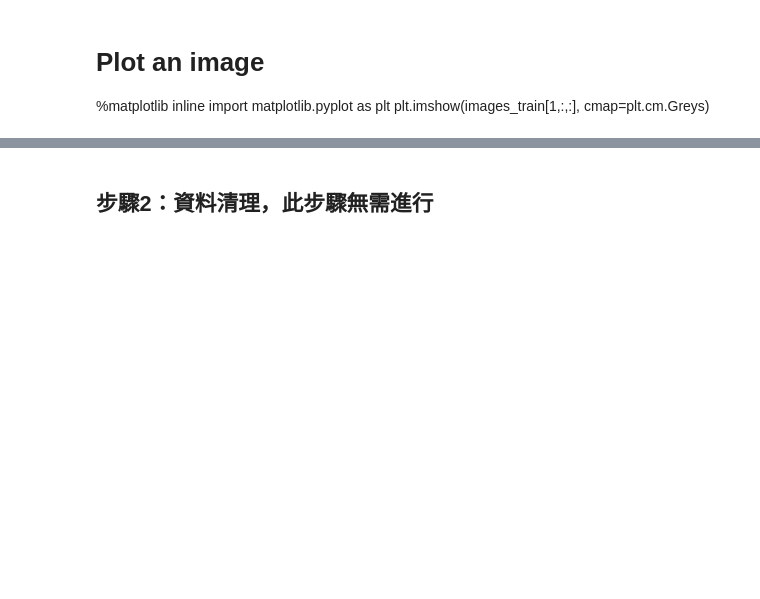
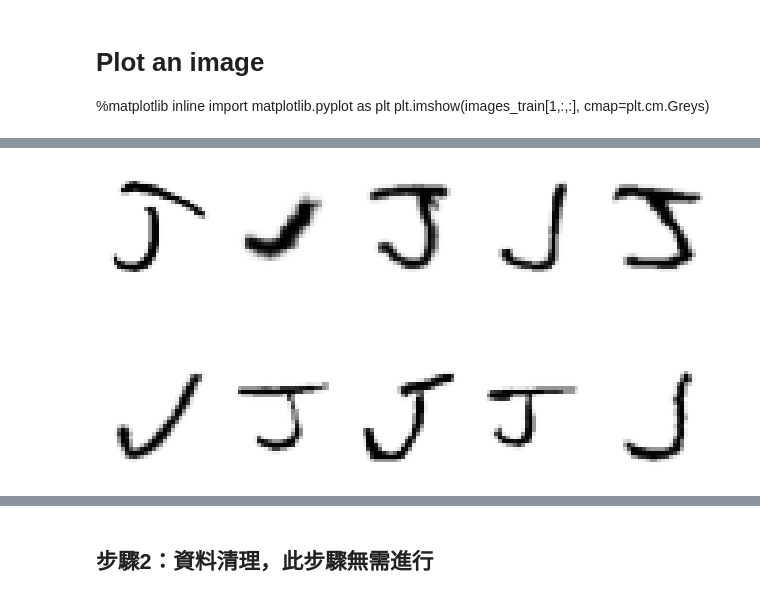
Before and after one commit to crabtsai/Crab, a Jupyter notebook: EMNIST_TBD.ipynb, the cells around one changed output, grey strips where cells are left out. Saved outputs shown, nothing was run; the diff lists cells and outputs as text; code cells hidden in the pictures; blank space fills up the shorter version.

```diff
--- a/EMNIST_TBD.ipynb
+++ b/EMNIST_TBD.ipynb
@@ -58,3 +77,6 @@ print(y_test.shape)
 %matplotlib inline
 import matplotlib.pyplot as plt
 plt.imshow(images_train[1,:,:], cmap=plt.cm.Greys)
+# %%
+y_train = y_train - 1
+y_test = y_test - 1
@@ -76,18 +122,20 @@ plt.show()
 # %%
 no=9
 import matplotlib.pyplot as plt
 
 fig, ax = plt.subplots(nrows=2, ncols=5, sharex=True, sharey=True,)
 ax = ax.flatten()
-for i in range(62):
+for i in range(10):
     img = x_train[y_train == no][i].reshape(28, 28)
     ax[i].imshow(img, cmap='Greys')
 
 ax[0].set_xticks([])
 ax[0].set_yticks([])
 plt.tight_layout()
 # plt.savefig('images/12_5.png', dpi=300)
 plt.show()
+# %% [output]
+[figure, added]
 # %%
 import matplotlib.pyplot as plt
 
```
Also changed, not shown: parts of 25 cells of this notebook.
